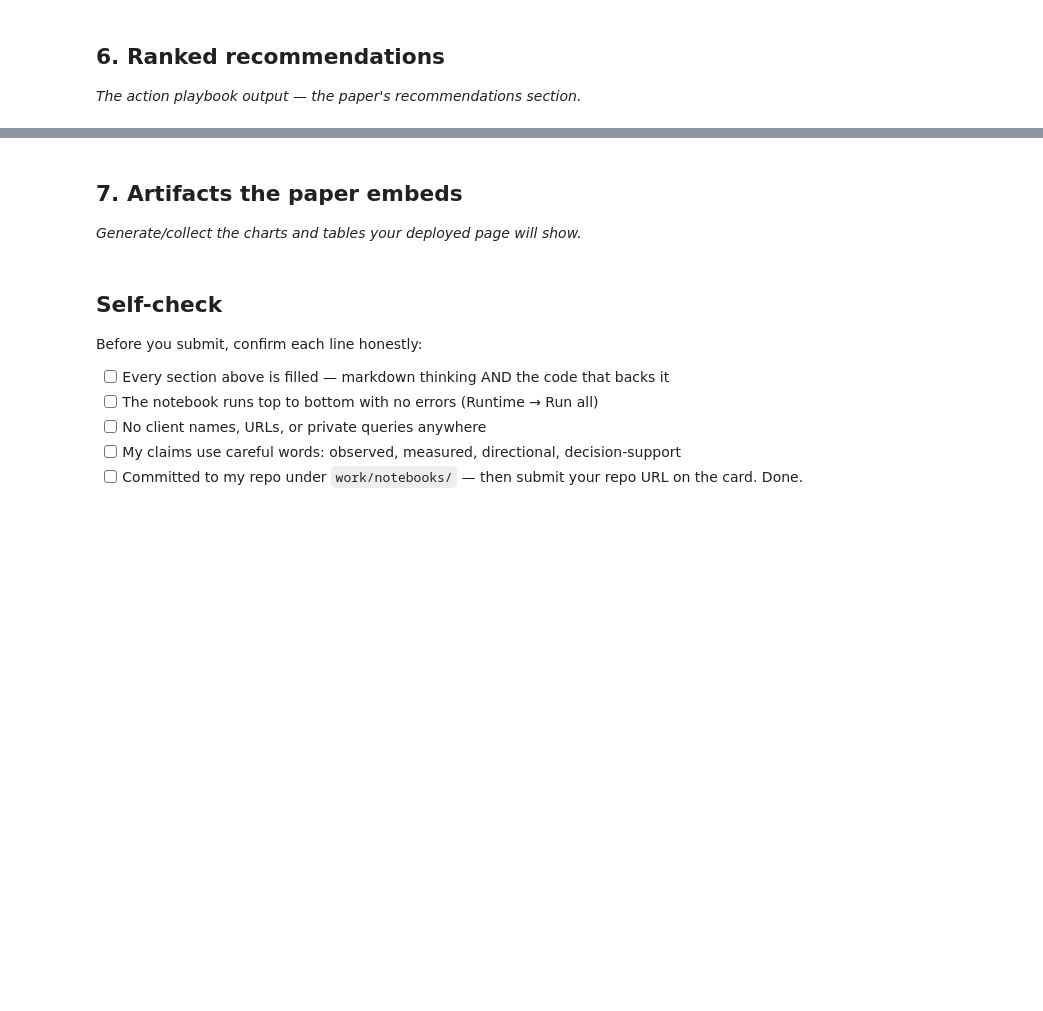
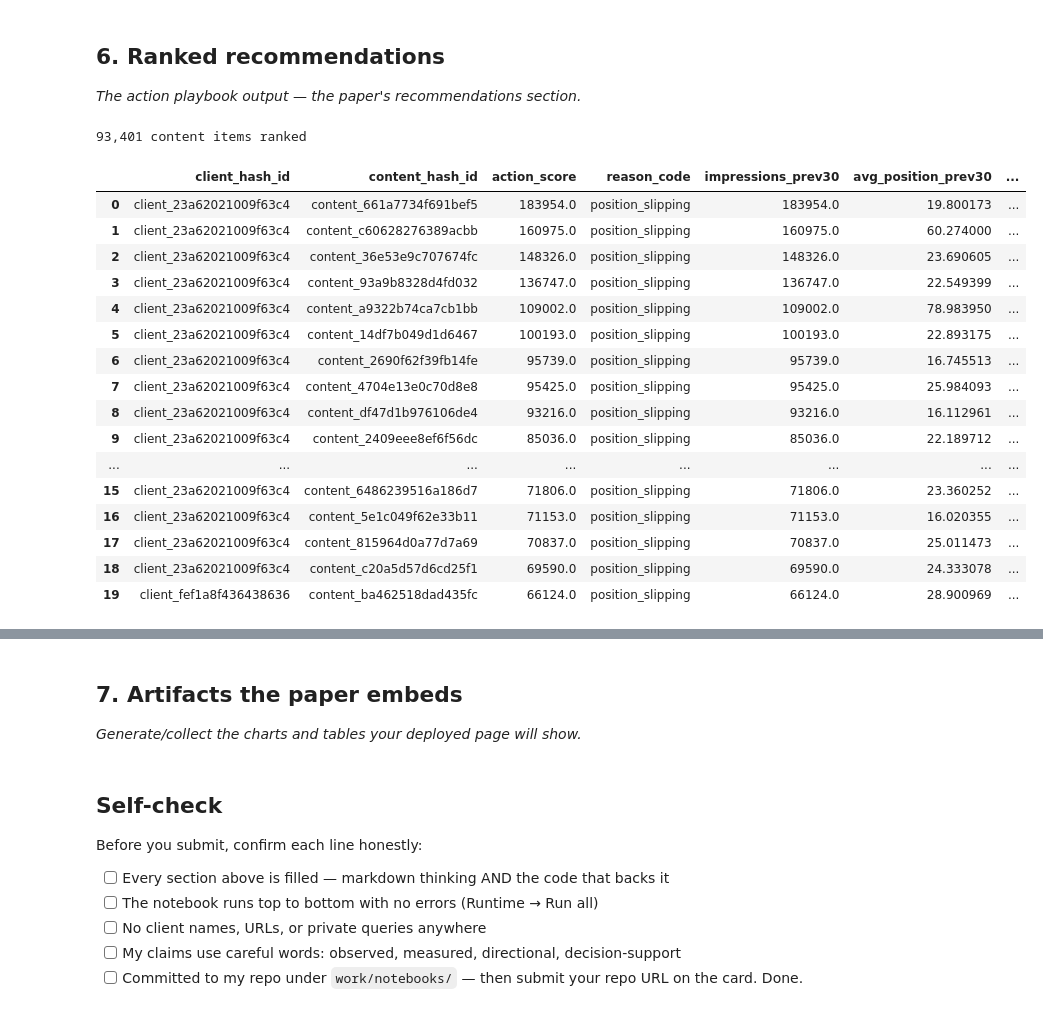
Before and after one commit to AhmedMahmoud-123/FlyRank_AI, a Jupyter notebook: work/notebooks/capstone.ipynb, the cells around one changed output, grey strips where cells are left out. Saved outputs shown, nothing was run; the diff lists cells and outputs as text; code cells hidden in the pictures; blank space fills up the shorter version.

```diff
--- a/work/notebooks/capstone.ipynb
+++ b/work/notebooks/capstone.ipynb
@@ -414,3 +377,20 @@ script — the same discipline caught it a second time.
 ## 4. Results (vs baseline)
 
 *Model vs baseline on the same split. The honest table.*
+# %%
+# The actual baseline rule -- no fitted weights, same design as w04
+median_pos = final.loc[final['avg_position_prev30'] > 0, 'avg_position_prev30'].median()
+
+visible = (final['impressions_prev30'] >= 500).astype(int)
+stale = (final['days_since_last_update'] >= 180).astype(int)
+slipping = (final['avg_position_prev30'] > median_pos).astype(int)
+
+baseline_rule_score = visible * (stale + slipping) * final['impressions_prev30']
+
+baseline_p20 = precision_at_k(baseline_rule_score[is_test], y[is_test].values, 20)
+model_p20 = precision_at_k(probs_final, y[is_test].values, 20)
+
+print(f"baseline rule   precision@20: {baseline_p20:.3f}")
+print(f"final model     precision@20: {model_p20:.3f}")
+print(f"base rate (test): {y[is_test].mean():.3f}")
+print(f"lift over base rate -- baseline: {baseline_p20 - y[is_test].mean():+.3f}   model: {model_p20 - y[is_test].mean():+.3f}")
@@ -422,3 +502,38 @@ script — the same discipline caught it a second time.
 ## 6. Ranked recommendations
 
 *The action playbook output — the paper's recommendations section.*
+# %%
+final['action_score'] = baseline_rule_score
+
+def reason_code(row):
+    if row['days_since_last_update'] >= 180 and row['impressions_prev30'] >= 500:
+        return 'stale_but_visible'
+    if row['avg_position_prev30'] > median_pos:
+        return 'position_slipping'
+    return 'low_signal'
+
+final['reason_code'] = final.apply(reason_code, axis=1)
+queue = final.sort_values('action_score', ascending=False).reset_index(drop=True)
+
+print(f"{len(queue):,} content items ranked")
+queue[['client_hash_id', 'content_hash_id', 'action_score', 'reason_code',
+       'impressions_prev30', 'avg_position_prev30', 'days_since_last_update']].head(20)
+# %% [output]
+93,401 content items ranked
+|  | client_hash_id | content_hash_id | action_score | reason_code | impressions_prev30 | avg_position_prev30 | ... |
+| 0 | client_23a62021009f63c4 | content_661a7734f691bef5 | 183954.0 | position_slipping | 183954.0 | 19.800173 | ... |
+| 1 | client_23a62021009f63c4 | content_c60628276389acbb | 160975.0 | position_slipping | 160975.0 | 60.274000 | ... |
+| 2 | client_23a62021009f63c4 | content_36e53e9c707674fc | 148326.0 | position_slipping | 148326.0 | 23.690605 | ... |
+| 3 | client_23a62021009f63c4 | content_93a9b8328d4fd032 | 136747.0 | position_slipping | 136747.0 | 22.549399 | ... |
+| 4 | client_23a62021009f63c4 | content_a9322b74ca7cb1bb | 109002.0 | position_slipping | 109002.0 | 78.983950 | ... |
+| 5 | client_23a62021009f63c4 | content_14df7b049d1d6467 | 100193.0 | position_slipping | 100193.0 | 22.893175 | ... |
+| 6 | client_23a62021009f63c4 | content_2690f62f39fb14fe | 95739.0 | position_slipping | 95739.0 | 16.745513 | ... |
+| 7 | client_23a62021009f63c4 | content_4704e13e0c70d8e8 | 95425.0 | position_slipping | 95425.0 | 25.984093 | ... |
+| 8 | client_23a62021009f63c4 | content_df47d1b976106de4 | 93216.0 | position_slipping | 93216.0 | 16.112961 | ... |
+| 9 | client_23a62021009f63c4 | content_2409eee8ef6f56dc | 85036.0 | position_slipping | 85036.0 | 22.189712 | ... |
+| ... | ... | ... | ... | ... | ... | ... | ... |
+| 15 | client_23a62021009f63c4 | content_6486239516a186d7 | 71806.0 | position_slipping | 71806.0 | 23.360252 | ... |
+| 16 | client_23a62021009f63c4 | content_5e1c049f62e33b11 | 71153.0 | position_slipping | 71153.0 | 16.020355 | ... |
+| 17 | client_23a62021009f63c4 | content_815964d0a77d7a69 | 70837.0 | position_slipping | 70837.0 | 25.011473 | ... |
+| 18 | client_23a62021009f63c4 | content_c20a5d57d6cd25f1 | 69590.0 | position_slipping | 69590.0 | 24.333078 | ... |
+| 19 | client_fef1a8f436438636 | content_ba462518dad435fc | 66124.0 | position_slipping | 66124.0 | 28.900969 | ... |
```
Also changed, not shown: parts of 26 cells of this notebook.
